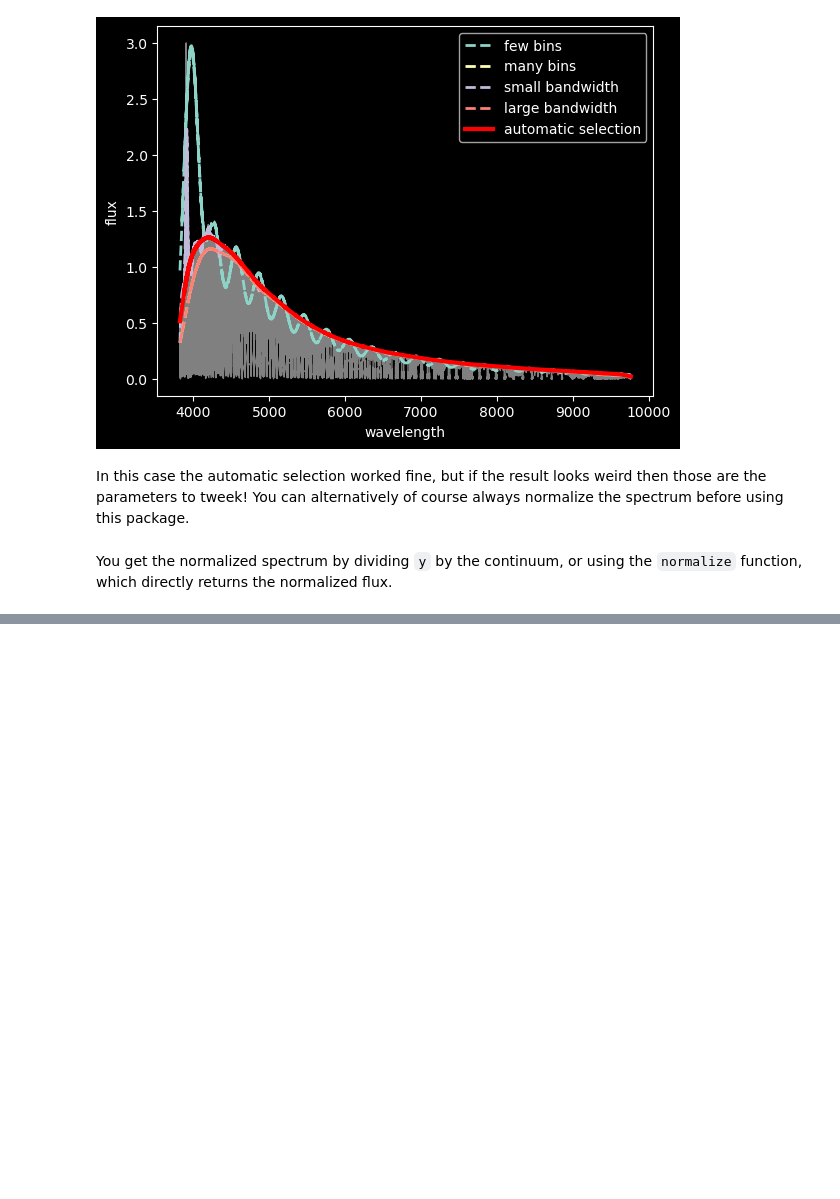
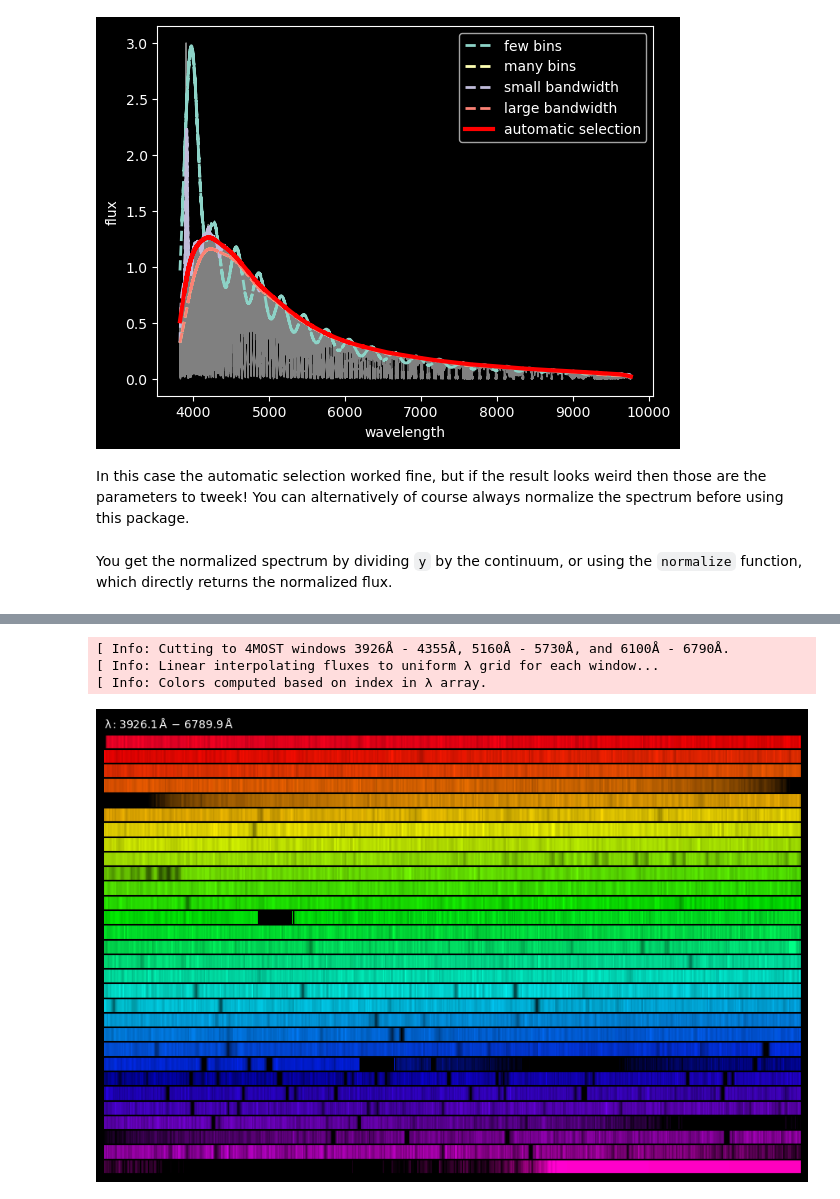
Before and after one commit to pe1995/SpectrumImage.jl, a Jupyter notebook: examples/notebooks/example_spectrum_image.ipynb, the cells around one changed output, grey strips where cells are left out. Saved outputs shown, nothing was run; the diff lists cells and outputs as text; code cells hidden in the pictures; blank space fills up the shorter version.

```diff
--- a/examples/notebooks/example_spectrum_image.ipynb
+++ b/examples/notebooks/example_spectrum_image.ipynb
@@ -187,0 +210,7 @@ Clipping input data to the valid range for imshow with RGB data ([0..1] for floa
+# %%
+f, ax = spectrum(x, y, windows="4MOST", F_high=vmax, F_low=vmin);
+# %% [output]
+[ Info: Cutting to 4MOST windows 3926Å - 4355Å, 5160Å - 5730Å, and 6100Å - 6790Å.
+[ Info: Linear interpolating fluxes to uniform λ grid for each window...
+[ Info: Colors computed based on index in λ array.
+[figure, added]
```
Also changed, not shown: parts of 12 cells of this notebook.
